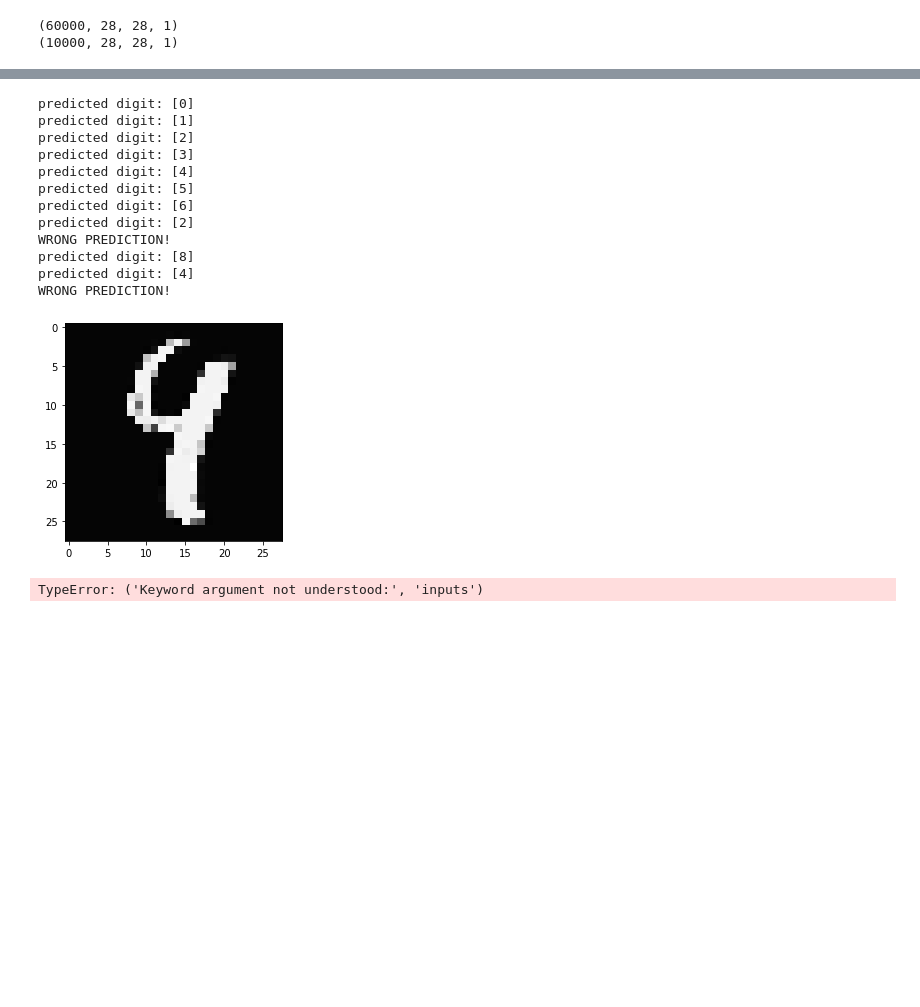
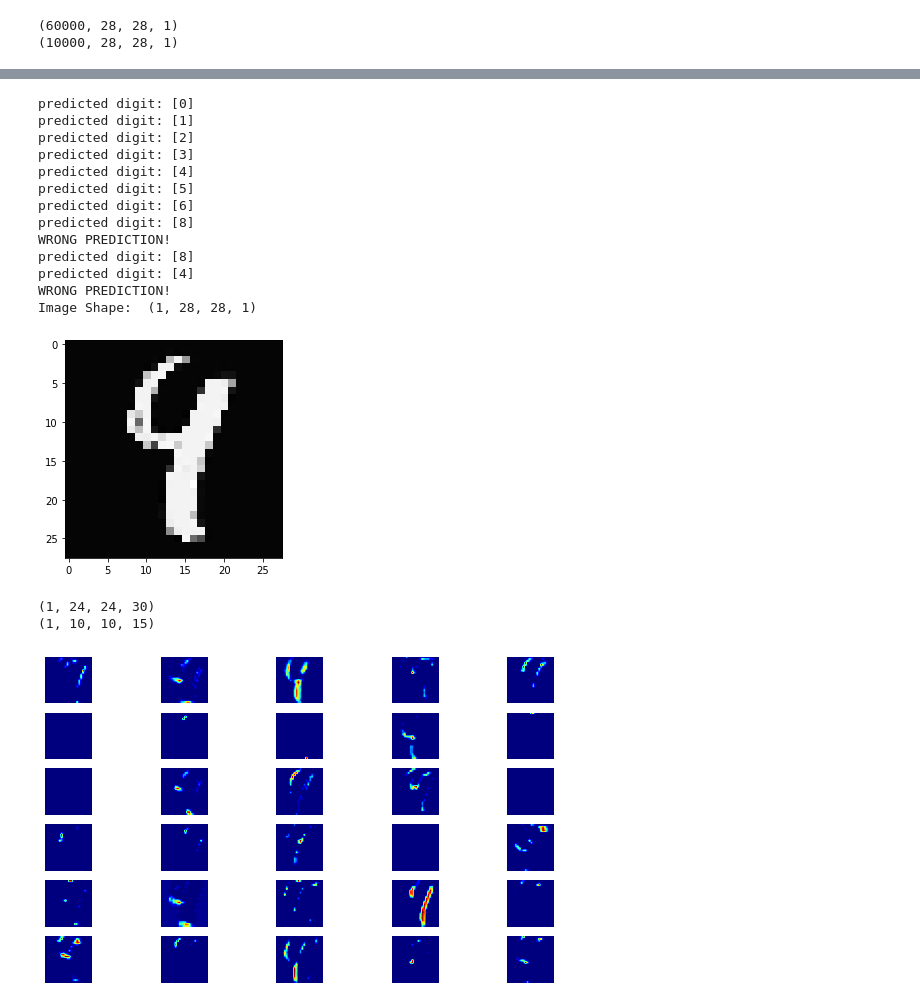
Before and after one commit to grandmasterb80/udemy, a Jupyter notebook: complete_self_driving_car_course-applied_deep_learning/The Complete Self-Driving Car Course - Lesson 11b.ipynb, the cells around one changed output, grey strips where cells are left out. Drawn from its saved outputs; the diff is of its cells as text; code cells hidden in the pictures; blank space fills up the shorter version.

```diff
--- a/complete_self_driving_car_course-applied_deep_learning/The Complete Self-Driving Car Course - Lesson 11b.ipynb
+++ b/complete_self_driving_car_course-applied_deep_learning/The Complete Self-Driving Car Course - Lesson 11b.ipynb
@@ -192,6 +196,9 @@ for x in range(0,10):
     if( prediction != x ):
         plt.imshow( img_inv, cmap = plt.get_cmap( "gray" ) )
         print("WRONG PREDICTION!")
+    #-----------------------------------------------
+    img = image
+print ("Image Shape: ", img.shape)
 # %% [output]
 predicted digit: [0]
 predicted digit: [1]
@@ -200,18 +207,31 @@ predicted digit: [3]
 predicted digit: [4]
 predicted digit: [5]
 predicted digit: [6]
-predicted digit: [2]
+predicted digit: [8]
 WRONG PREDICTION!
 predicted digit: [8]
 predicted digit: [4]
 WRONG PREDICTION!
+Image Shape:  (1, 28, 28, 1)
 [figure]
 # %%
-layer1 = Model(inputs=leNet.layers[0].input, output=leNet.layers[0].output)
-layer2 = Model(inputs=leNet.layers[0].input, output=leNet.layers[2].output)
+#layer1 = Model(inputs=model.layers[0].input, outputs=model.layers[0].output)
+layer1 = Model(inputs=leNet.layers[0].input, outputs=leNet.layers[0].output)
+
+#layer2 = Model(inputs=model.layers[0].input, outputs=model.layers[2].output)
+layer2 = Model(inputs=leNet.layers[0].input, outputs=leNet.layers[2].output)
 
 visual_layer1, visual_layer2 = layer1.predict(img), layer2.predict(img)
 print(visual_layer1.shape)
 print(visual_layer2.shape)
 # %% [output]
-TypeError: ('Keyword argument not understood:', 'inputs')
+(1, 24, 24, 30)
+(1, 10, 10, 15)
+# %%
+plt.figure(figsize=(10,6))
+for i in range(30):
+    plt.subplot(6,5,i+1)
+    plt.imshow(visual_layer1[0, :, :, i], plt.get_cmap('jet'))
+    plt.axis('off')
+# %% [output]
+[figure, added]
```
Also changed, not shown: parts of 10 cells of this notebook, 1 other file.
